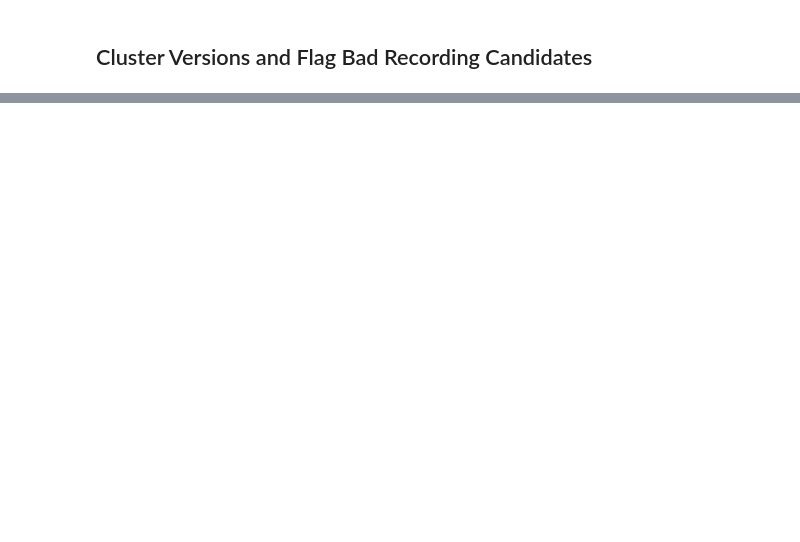
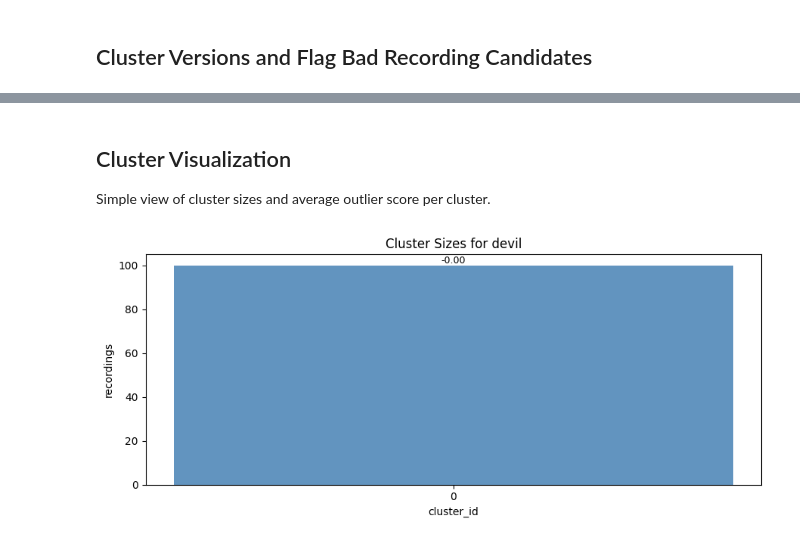
Before and after one commit to Sylvansky/rehersal-recording-processing, a Jupyter notebook: 02_song_version_embeddings.ipynb, the cells around one changed output, grey strips where cells are left out. Cells and saved outputs as stored; diff of their text form; code cells hidden in the pictures; blank space fills up the shorter version.

Commit message:
working on embeddings

```diff
--- a/02_song_version_embeddings.ipynb
+++ b/02_song_version_embeddings.ipynb
@@ -35,10 +58,11 @@ summary_df.head(20)
 ## Choose Song Key
 Pick one canonical `song_key` from the summary table (for example: `song 05`).
 # %%
-TARGET_SONG_KEY = 'song 05'
+TARGET_SONG_KEY = 'devil'
 MIN_DURATION_SECONDS = 45
 DISTANCE_THRESHOLD = 0.35
 MODEL_NAME = 'm-a-p/MERT-v1-95M'
+MODEL_TRUST_REMOTE_CODE = True
 MAX_AUDIO_SECONDS = 180
 CHUNK_SECONDS = 15
 # %%
@@ -58,7 +97,10 @@ On RTX 5070 Ti, `m-a-p/MERT-v1-95M` should run on CUDA. If CUDA is not available
 # %%
 device = 'cuda' if torch.cuda.is_available() else 'cpu'
 feature_extractor = Wav2Vec2FeatureExtractor.from_pretrained(MODEL_NAME)
-model = AutoModel.from_pretrained(MODEL_NAME).to(device).eval()
+model = AutoModel.from_pretrained(
+    MODEL_NAME,
+    trust_remote_code=MODEL_TRUST_REMOTE_CODE,
+).to(device).eval()
 target_sr = feature_extractor.sampling_rate
 
 print(f'Device: {device}')
@@ -194,0 +330,38 @@ valid_df['bad_candidate'].value_counts()
+# %% [markdown]
+## Cluster Visualization
+Simple view of cluster sizes and average outlier score per cluster.
+# %%
+import matplotlib.pyplot as plt
+
+if valid_df.empty:
+    print('No valid embeddings to visualize.')
+else:
+    cluster_stats = (
+        valid_df.groupby('cluster_id', dropna=False)
+        .agg(recordings=('file_stem', 'count'), avg_outlier=('outlier_score', 'mean'))
+        .reset_index()
+        .sort_values('recordings', ascending=False)
+    )
+
+    fig, ax = plt.subplots(figsize=(9, 4))
+    x = cluster_stats['cluster_id'].astype(str)
+    bars = ax.bar(x, cluster_stats['recordings'], color='steelblue', alpha=0.85)
+    ax.set_title(f'Cluster Sizes for {TARGET_SONG_KEY}')
+    ax.set_xlabel('cluster_id')
+    ax.set_ylabel('recordings')
+
+    for bar, avg_outlier in zip(bars, cluster_stats['avg_outlier']):
+        ax.text(
+            bar.get_x() + bar.get_width() / 2,
+            bar.get_height(),
+            f'{avg_outlier:.2f}',
+            ha='center',
+            va='bottom',
+            fontsize=9,
+        )
+
+    plt.tight_layout()
+    plt.show()
+    cluster_stats
+# %% [output]
+[figure, added]
```
Also changed, not shown: parts of 7 cells of this notebook, 1 other file.
